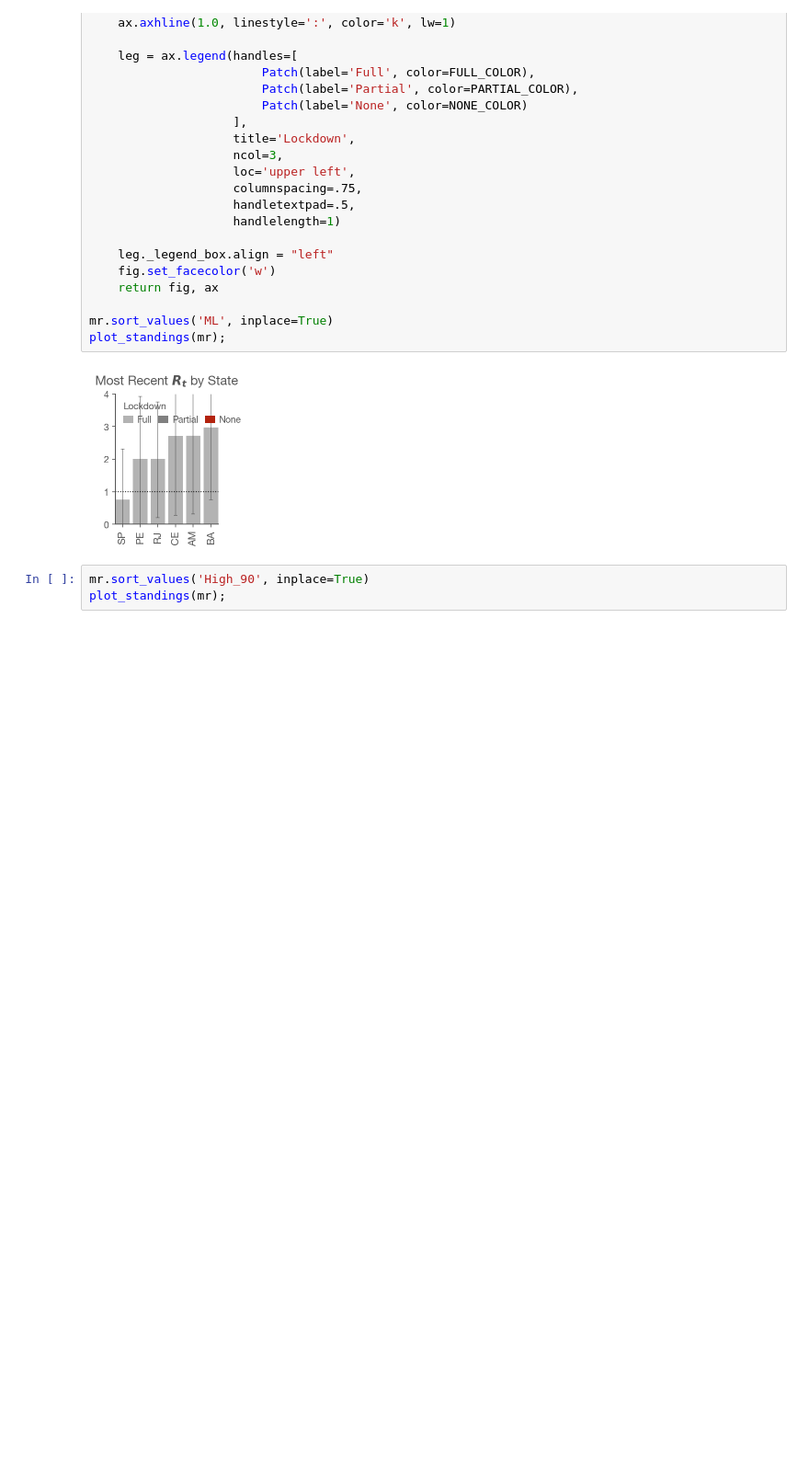
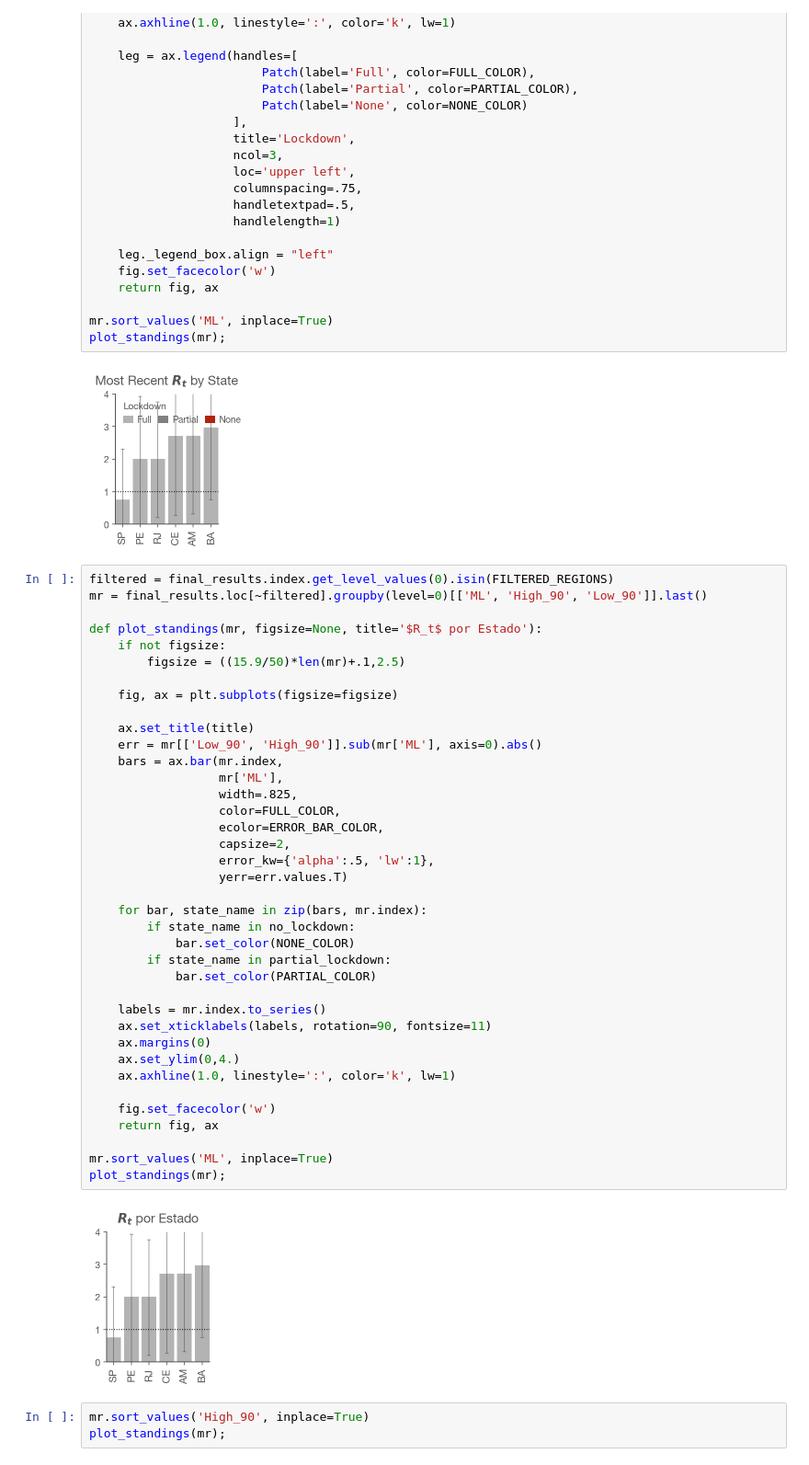
Before and after one commit to fserb/covid19-rt, a Jupyter notebook: Rt.br.ipynb, the cells around one changed output. Shown at 92% size. Drawn from its saved outputs; the diff is of its cells as text; blank space fills up the shorter version.

```diff
--- a/Rt.br.ipynb
+++ b/Rt.br.ipynb
@@ -754,6 +754,46 @@ mr.sort_values('ML', inplace=True)
 plot_standings(mr);
 # %% [output]
 [figure]
+# %%
+filtered = final_results.index.get_level_values(0).isin(FILTERED_REGIONS)
+mr = final_results.loc[~filtered].groupby(level=0)[['ML', 'High_90', 'Low_90']].last()
+
+def plot_standings(mr, figsize=None, title='$R_t$ por Estado'):
+    if not figsize:
+        figsize = ((15.9/50)*len(mr)+.1,2.5)
+
+    fig, ax = plt.subplots(figsize=figsize)
+
+    ax.set_title(title)
+    err = mr[['Low_90', 'High_90']].sub(mr['ML'], axis=0).abs()
+    bars = ax.bar(mr.index,
+                  mr['ML'],
+                  width=.825,
+                  color=FULL_COLOR,
+                  ecolor=ERROR_BAR_COLOR,
+                  capsize=2,
+                  error_kw={'alpha':.5, 'lw':1},
+                  yerr=err.values.T)
+
+    for bar, state_name in zip(bars, mr.index):
+        if state_name in no_lockdown:
+            bar.set_color(NONE_COLOR)
+        if state_name in partial_lockdown:
+            bar.set_color(PARTIAL_COLOR)
+
+    labels = mr.index.to_series()
+    ax.set_xticklabels(labels, rotation=90, fontsize=11)
+    ax.margins(0)
+    ax.set_ylim(0,4.)
+    ax.axhline(1.0, linestyle=':', color='k', lw=1)
+
+    fig.set_facecolor('w')
+    return fig, ax
+
+mr.sort_values('ML', inplace=True)
+plot_standings(mr);
+# %% [output]
+[figure, added]
 # %%
 mr.sort_values('High_90', inplace=True)
 plot_standings(mr);
```
Also changed, not shown: 3 other files.
